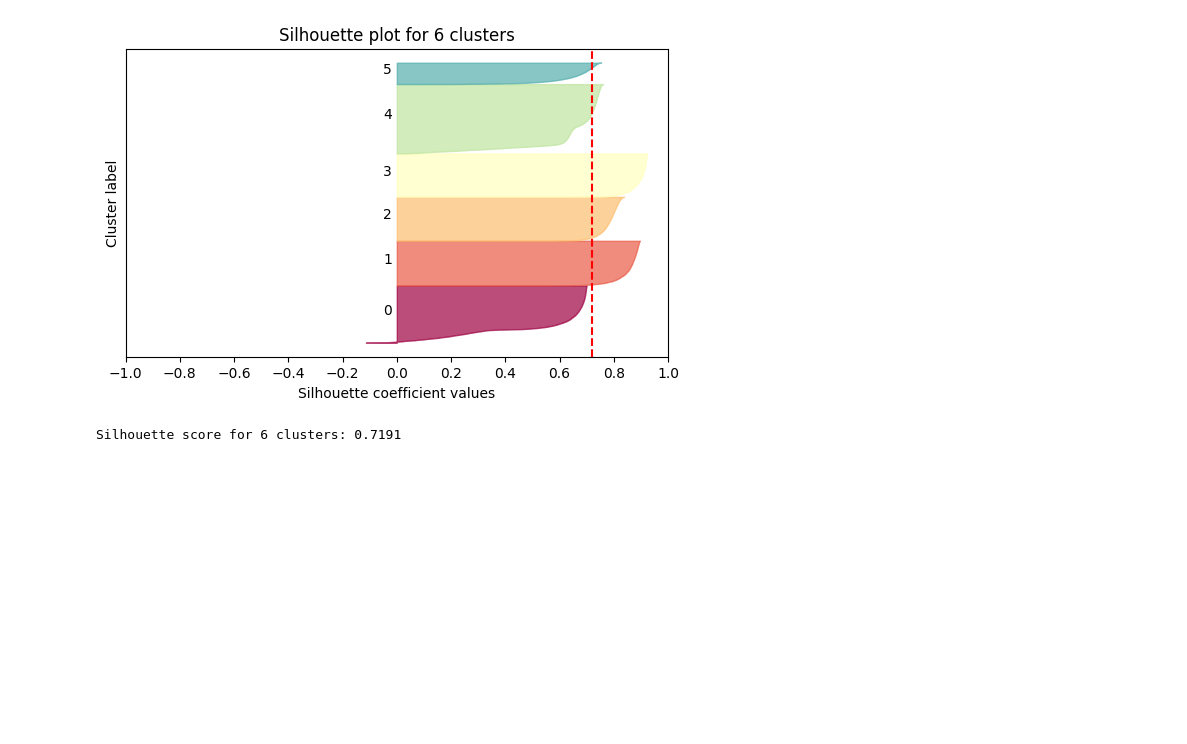
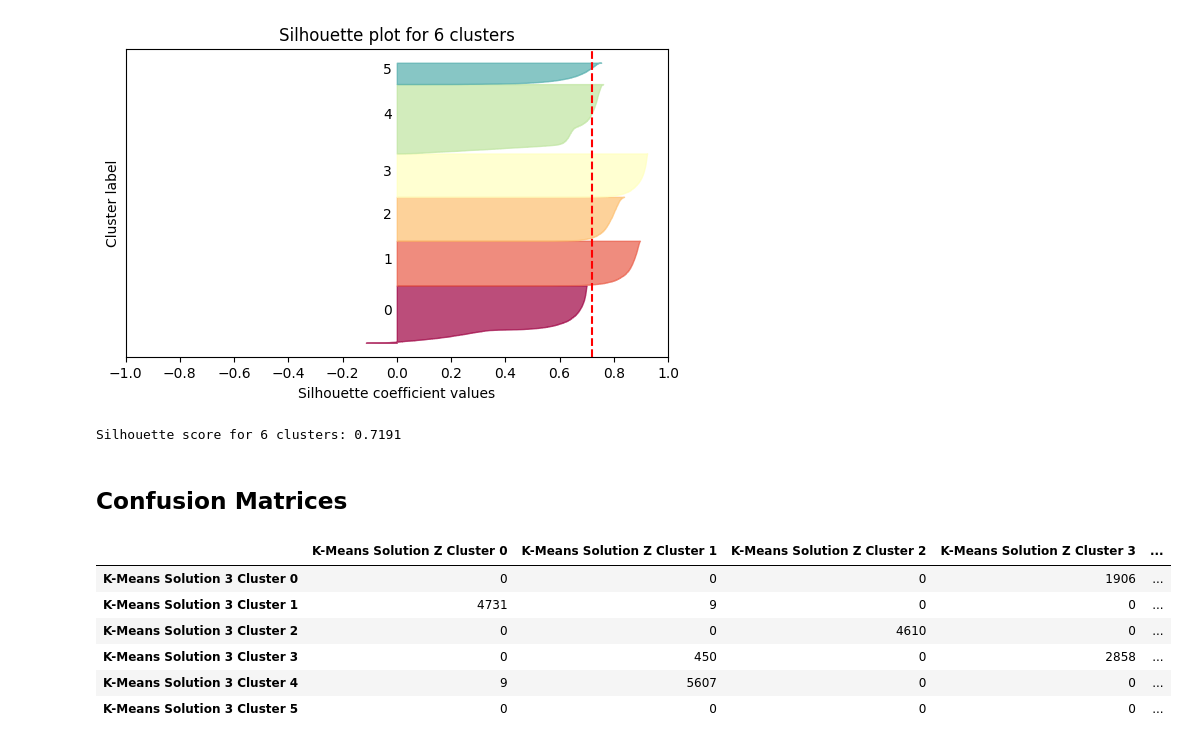
Before and after one commit to shaulleo/ProjetoML, a Jupyter notebook: test k means new sol.ipynb, the cells around one changed output. Drawn from its saved outputs; the diff is of its cells as text; code cells hidden in the pictures; blank space fills up the shorter version.

Commit message:
Introduçao confusion matrices

```diff
--- a/test k means new sol.ipynb
+++ b/test k means new sol.ipynb
@@ -40,6 +37,11 @@ individuals.set_index('customer_id', inplace=True)
 # %%
 individuals['lifetime_spend_animal_protein'] = individuals[['lifetime_spend_fish', 'lifetime_spend_meat']].sum(axis=1)
 individuals['lifetime_spend_technology'] = individuals[['lifetime_spend_videogames', 'lifetime_spend_electronics']].sum(axis=1)
+# %%
+antigos_clusters = pd.read_csv('customers_clustered.csv')
+# %%
+antigos_clusters = antigos_clusters[antigos_clusters['cluster_kmeans3'] != 6]
+antigos_clusters = antigos_clusters[antigos_clusters['cluster_kmeansZ'] != 6]
 # %% [markdown]
 Scalling Data
 # %%
@@ -220,3 +222,5 @@ Functions.silhoette_method(individuals.drop(['customer_name', 'region'], axis=1)
 # %% [output]
 [figure]
 Silhouette score for 6 clusters: 0.7191
+# %% [markdown]
+## Confusion Matrices
@@ -222,0 +229,14 @@ Silhouette score for 6 clusters: 0.7191
+# %%
+pd.DataFrame(
+    confusion_matrix(antigos_clusters.cluster_kmeans3, antigos_clusters.cluster_kmeansZ),
+    index = ['K-Means Solution 3 Cluster {}'.format(i) for i in np.arange(0,6)],
+    columns = ['K-Means Solution Z Cluster {}'.format(i) for i in np.arange(0,6)],
+)
+# %% [output]
+|  | K-Means Solution Z Cluster 0 | K-Means Solution Z Cluster 1 | K-Means Solution Z Cluster 2 | K-Means Solution Z Cluster 3 | ... |
+| K-Means Solution 3 Cluster 0 | 0 | 0 | 0 | 1906 | ... |
+| K-Means Solution 3 Cluster 1 | 4731 | 9 | 0 | 0 | ... |
+| K-Means Solution 3 Cluster 2 | 0 | 0 | 4610 | 0 | ... |
+| K-Means Solution 3 Cluster 3 | 0 | 450 | 0 | 2858 | ... |
+| K-Means Solution 3 Cluster 4 | 9 | 5607 | 0 | 0 | ... |
+| K-Means Solution 3 Cluster 5 | 0 | 0 | 0 | 0 | ... |
```
Also changed, not shown: parts of 22 cells of this notebook.
